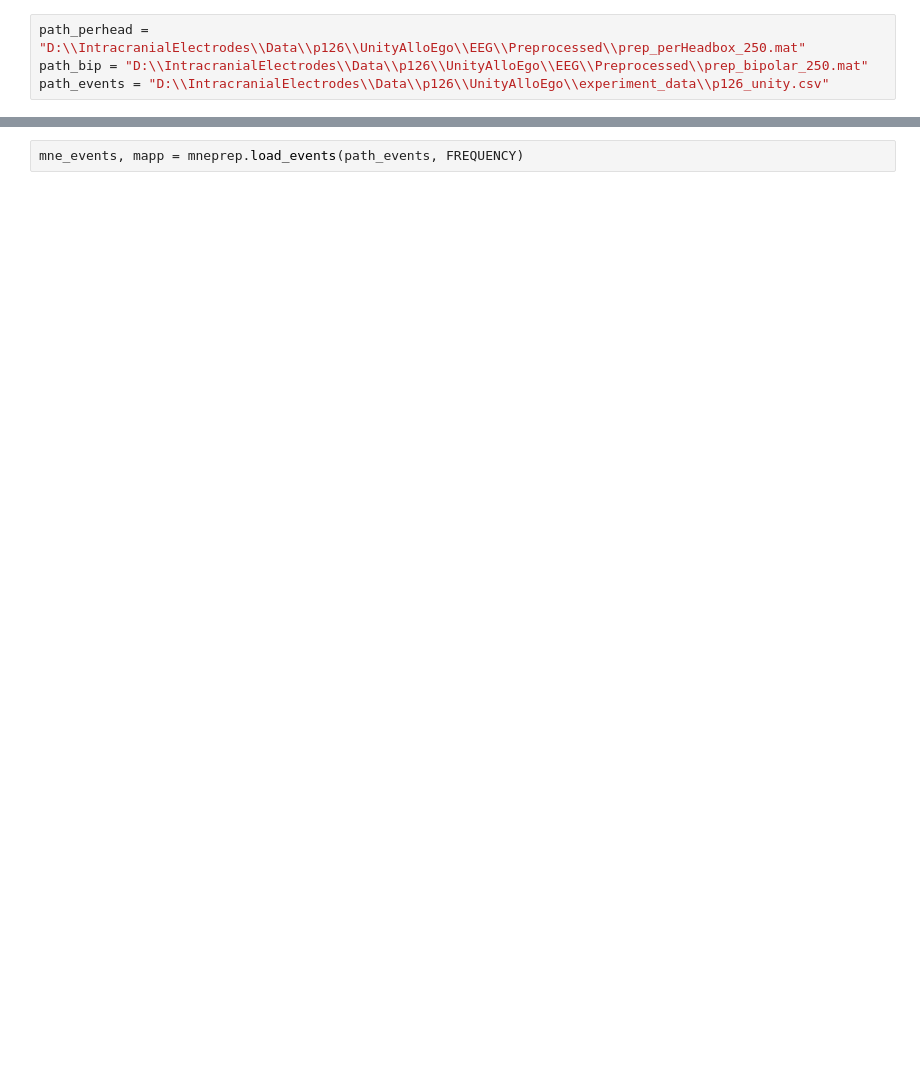
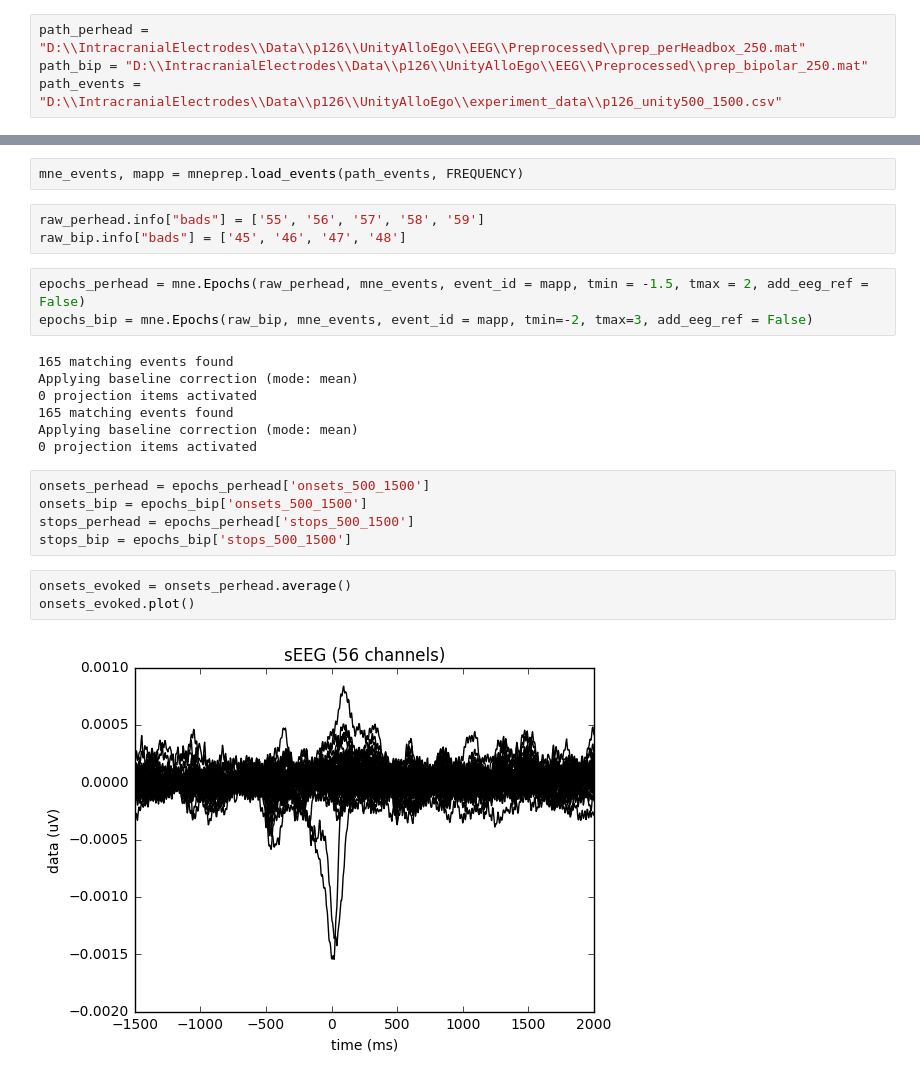
Before and after one commit to hejtmy/iEEG-python, a Jupyter notebook: reports/p126_Unity.ipynb, the cells around one changed output, grey strips where cells are left out. Cells and saved outputs as stored; diff of their text form; blank space fills up the shorter version.

Commit message:
new images to reports

```diff
--- a/reports/p126_Unity.ipynb
+++ b/reports/p126_Unity.ipynb
@@ -16,7 +16,7 @@ from mne.time_frequency import tfr_multitaper, tfr_stockwell, tfr_morlet
 # %%
 path_perhead = "D:\\IntracranialElectrodes\\Data\\p126\\UnityAlloEgo\\EEG\\Preprocessed\\prep_perHeadbox_250.mat"
 path_bip = "D:\\IntracranialElectrodes\\Data\\p126\\UnityAlloEgo\\EEG\\Preprocessed\\prep_bipolar_250.mat"
-path_events = "D:\\IntracranialElectrodes\\Data\\p126\\UnityAlloEgo\\experiment_data\\p126_unity.csv"
+path_events = "D:\\IntracranialElectrodes\\Data\\p126\\UnityAlloEgo\\experiment_data\\p126_unity500_1500.csv"
 # %%
 FREQUENCY = 250
 # %%
@@ -25,2 +32,25 @@ raw_bip = mneprep.load_raw(path_bip, FREQUENCY)
 # %%
 mne_events, mapp = mneprep.load_events(path_events, FREQUENCY)
+# %%
+raw_perhead.info["bads"] = ['55', '56', '57', '58', '59']
+raw_bip.info["bads"] = ['45', '46', '47', '48']
+# %%
+epochs_perhead = mne.Epochs(raw_perhead, mne_events, event_id = mapp, tmin = -1.5, tmax = 2, add_eeg_ref = False)
+epochs_bip = mne.Epochs(raw_bip, mne_events, event_id = mapp, tmin=-2, tmax=3, add_eeg_ref = False)
+# %% [output]
+165 matching events found
+Applying baseline correction (mode: mean)
+0 projection items activated
+165 matching events found
+Applying baseline correction (mode: mean)
+0 projection items activated
+# %%
+onsets_perhead = epochs_perhead['onsets_500_1500']
+onsets_bip = epochs_bip['onsets_500_1500']
+stops_perhead = epochs_perhead['stops_500_1500']
+stops_bip = epochs_bip['stops_500_1500']
+# %%
+onsets_evoked = onsets_perhead.average()
+onsets_evoked.plot()
+# %% [output]
+[figure, added]
```
Also changed, not shown: parts of 7 cells of this notebook, 2 other files.
